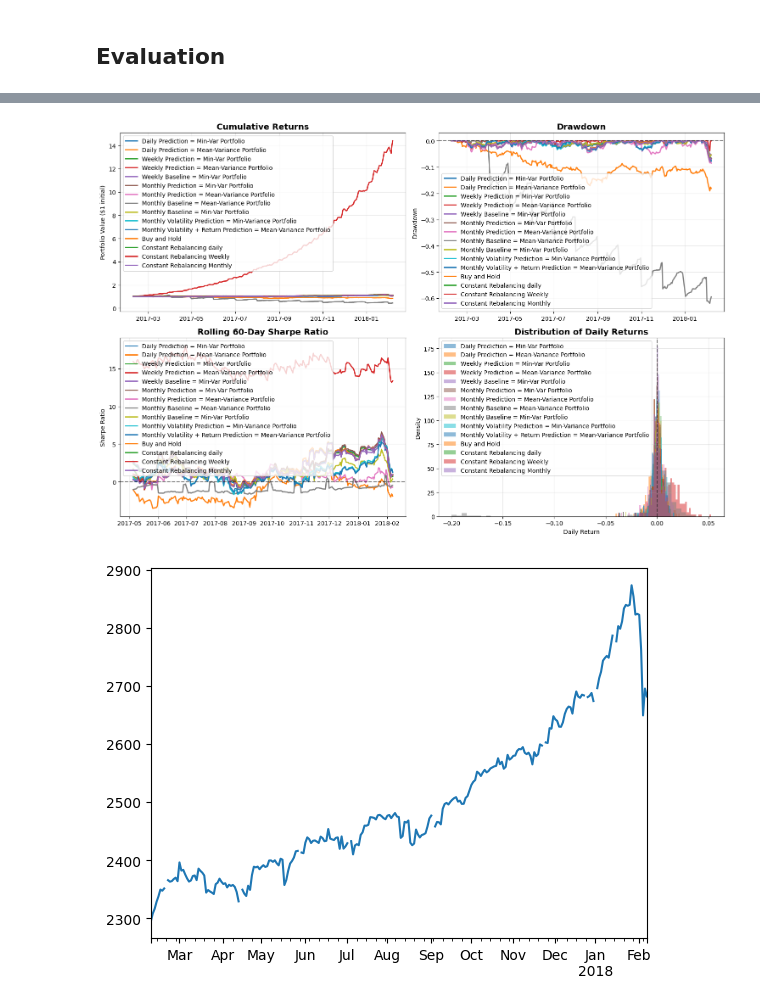
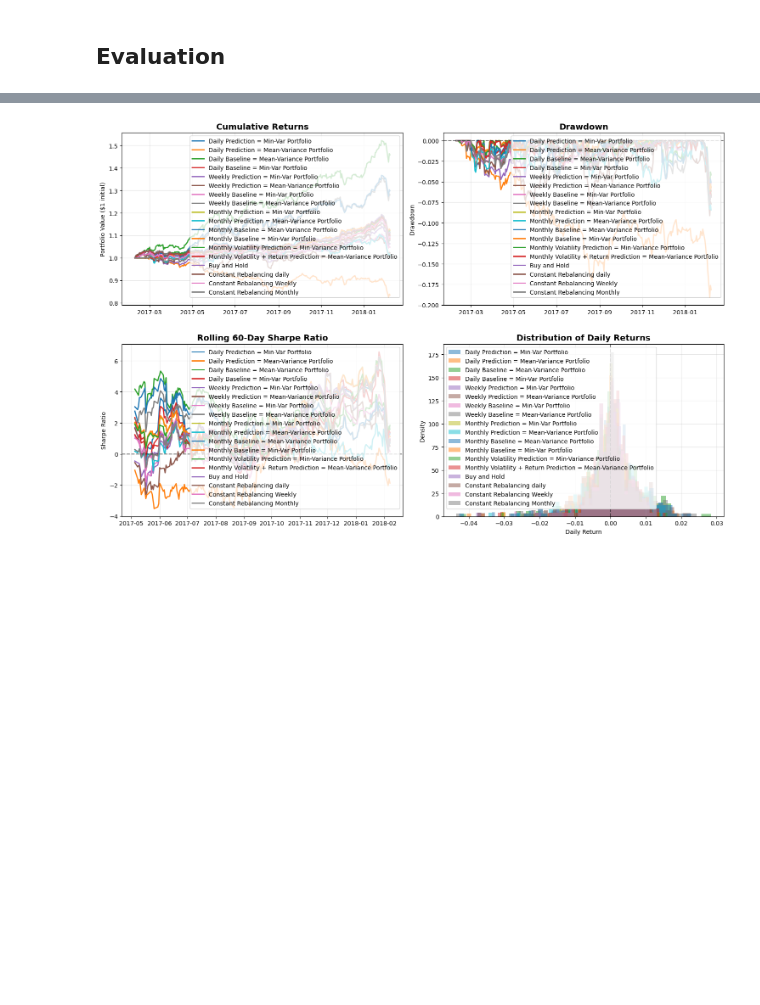
Before and after one commit to rileyteo/dse4212_portfolio_optimisation, a Jupyter notebook: test copy.ipynb, the cells around one changed output, grey strips where cells are left out. Drawn from its saved outputs; the diff is of its cells as text; code cells hidden in the pictures; blank space fills up the shorter version.

Commit message:
baseline markowtiz

```diff
--- a/test copy.ipynb
+++ b/test copy.ipynb
@@ -2230,12 +2016,14 @@ Weekly optimisation
 # %%
 with open('src/test_predicted/weekly_return_predicted.pkl', 'rb') as f:
     weekly_return = pickle.load(f)
-rf = risk_free_rate.shift(1)
+
+with open('src/test_predicted/weekly_return_baseline_predictions.pkl', 'rb') as f:
+    weekly = pickle.load(f)
 
 # Min volatility Weights from return predictions
 tickers = weekly_return.columns.tolist()
 def compute_weights_for_date(date):
-    predicted_returns = pd.concat([returns.loc[:date].iloc[:-1], weekly_return.loc[[date]]])
+    predicted_returns = pd.concat([weekly.loc[:date].iloc[:-1], weekly_return.loc[[date]]])
     opt = PortfolioOptimizer(predicted_returns).minimum_variance(max_position=0.05)
     return pd.Series(opt, index=tickers)
 
@@ -2250,7 +2038,7 @@ weights.to_pickle('src/weights_predicted/weekly_return_weights_min_var.pkl')
 # Mean Variance Weights from return predictions
 tickers = weekly_return.columns.tolist()
 def compute_weights_for_date(date):
-    predicted_returns = pd.concat([returns.loc[:date].iloc[:-1], weekly_return.loc[[date]]])
+    predicted_returns = pd.concat([weekly.loc[:date].iloc[:-1], weekly_return.loc[[date]]])
     opt = PortfolioOptimizer(predicted_returns).mean_variance(weekly_return.loc[[date]], risk_aversion=2, max_position=0.05)
     return pd.Series(opt, index=tickers)
 
@@ -2531,11 +2195,3 @@ class WalkForwardBacktest:
         }
 
         return results
-# %%
-with open('src/weights_predicted/monthly_return_baseline_weights_min_var.pkl', 'rb') as f:
-    monthly_return_baseline_weights_min_var = pickle.load(f)
-
-with open('src/weights_predicted/monthly_return_weights_mean_variance.pkl', 'rb') as f:
-    monthly_return_baseline_weights_mean_variance = pickle.load(f)
-
-print((monthly_return_baseline_weights_min_var.head() - monthly_return_baseline_weights_mean_variance.head()).max().max())
@@ -2544,6 +2198,2 @@ print((monthly_return_baseline_weights_min_var.head() - monthly_return_baseline_
 # %% [markdown]
 running backtest
-# %%
-with open('src/weights_predicted/monthly_return_baseline_weights_mean_variance.pkl', 'rb') as f:
-    results_df = pickle.load(f)
-    print(results_df.max(axis=1))
@@ -2564,8 +2200,7 @@ dtype: float64
 # %%
 backtester = WalkForwardBacktest(
     test_returns=test_returns,
-    rf_rate_test=test_risk_free_rate,
-    rebalance_freq='D'
+    rf_rate_test=test_risk_free_rate
 )
 
 results = {}
@@ -2580,14 +2215,16 @@ def load_weights_and_run_backtest(file_path, strategy_name, transaction_cost_bps
         transaction_cost_bps=transaction_cost_bps
     )
 
+# Possible bug with the mean variance of the baseline predictions as they are performing much better than buy and hold,
+# an edge this good most likely wouldn't exist in practice
 load_weights_and_run_backtest('src/weights_predicted/daily_return_weights_min_var.pkl',
                                 'Daily Prediction = Min-Var Portfolio', 10)
 load_weights_and_run_backtest('src/weights_predicted/daily_return_weights_mean_variance.pkl',
                                 'Daily Prediction = Mean-Variance Portfolio', 10)
 # load_weights_and_run_backtest('src/weights_predicted/daily_return_baseline_weights_mean_variance.pkl',
 #                                 'Daily Baseline = Mean-Variance Portfolio', 10)
-# load_weights_and_run_backtest('src/weights_predicted/daily_return_baseline_weights_min_var.pkl',
-#                                 'Daily Baseline = Min-Var Portfolio', 10)
+load_weights_and_run_backtest('src/weights_predicted/daily_return_baseline_weights_min_var.pkl',
+                                'Daily Baseline = Min-Var Portfolio', 10)
 
 load_weights_and_run_backtest('src/weights_predicted/weekly_return_weights_min_var.pkl',
                                 'Weekly Prediction = Min-Var Portfolio', 10)
@@ -2598,14 +2235,12 @@ load_weights_and_run_backtest('src/weights_predicted/weekly_return_baseline_weig
 # load_weights_and_run_backtest('src/weights_predicted/weekly_return_baseline_weights_mean_variance.pkl',
 #                                 'Weekly Baseline = Mean-Variance Portfolio', 10)
 
-
-
 load_weights_and_run_backtest('src/weights_predicted/monthly_return_weights_min_var.pkl',
                                 'Monthly Prediction = Min-Var Portfolio', 10)
 load_weights_and_run_backtest('src/weights_predicted/monthly_return_weights_mean_variance.pkl',
                                 'Monthly Prediction = Mean-Variance Portfolio', 10)
-load_weights_and_run_backtest('src/weights_predicted/monthly_return_baseline_weights_mean_variance.pkl',
-                                'Monthly Baseline = Mean-Variance Portfolio', 1000)
+# load_weights_and_run_backtest('src/weights_predicted/monthly_return_baseline_weights_mean_variance.pkl',
+#                                 'Monthly Baseline = Mean-Variance Portfolio', 10)
 load_weights_and_run_backtest('src/weights_predicted/monthly_return_baseline_weights_min_var.pkl',
                                 'Monthly Baseline = Min-Var Portfolio', 10)
 load_weights_and_run_backtest('src/weights_predicted/monthly_volatility_weights.pkl',
@@ -2899,11 +2534,6 @@ print("-" * 60)
 
 fig = evaluator.plot_results(results, figsize=(15, 10))
 plt.show()
-
-fred = Fred(api_key = os.getenv("API_KEY"))
-spy = fred.get_series_latest_release('SP500').loc["2017-02-08":"2018-02-07"]
-spy.plot()
-plt.show()
 # %% [output]
 Performance Comparison:
                                                                  Total Return Annualized Return Annualized Volatility Sharpe Ratio Sortino Ratio Maximum Drawdown Calmar Ratio Win Rate Avg Turnover per ...
@@ -2924,6 +2551,5 @@ Constant Rebalancing Weekly                                             9.21%
 Constant Rebalancing Monthly                                            7.74%             7.74%                 8.48%        0.802         0.734           -7.82%        0.989   52.59%                  ...
 
 5. Generating Visualizations
 ------------------------------------------------------------
-[figure, old version]
+[figure, new version]
-[figure, removed]
```
Also changed, not shown: parts of 21 cells of this notebook, 17 other files.
